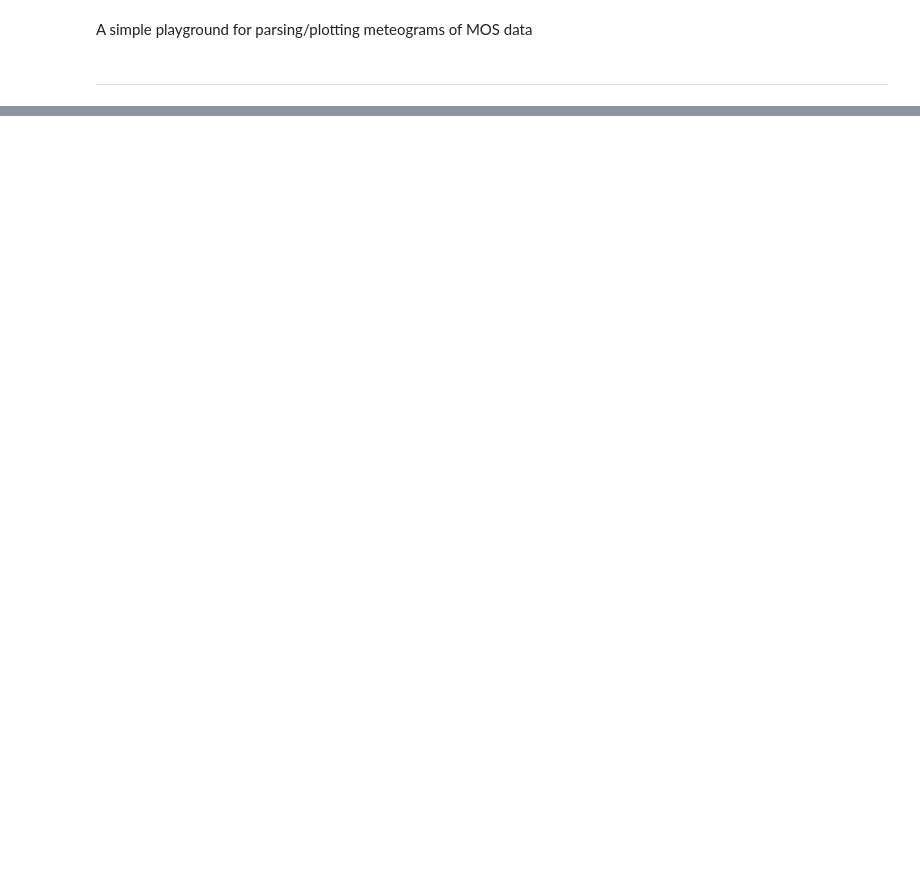
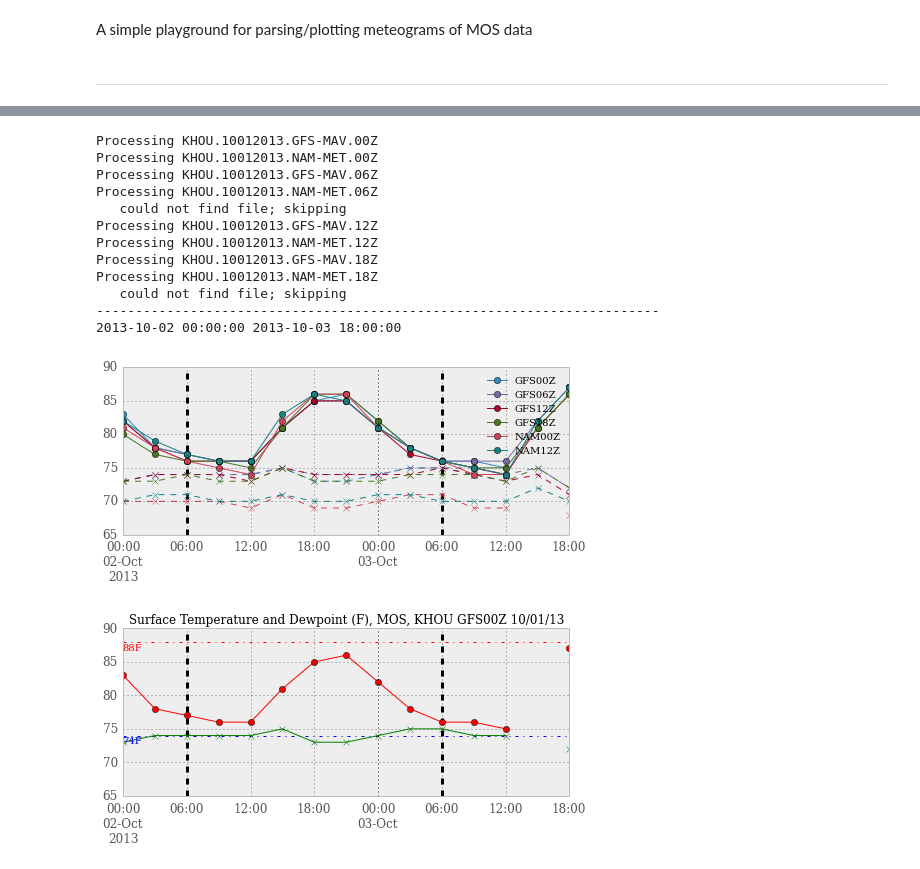
Before and after one commit to darothen/wxc, a Jupyter notebook: mosobs/mos_timeseries.ipynb, the cells around one changed output, grey strips where cells are left out. Saved outputs shown, nothing was run; the diff lists cells and outputs as text; code cells hidden in the pictures; blank space fills up the shorter version.

```diff
--- a/mosobs/mos_timeseries.ipynb
+++ b/mosobs/mos_timeseries.ipynb
@@ -63,7 +66,7 @@ def concatenate_MOS(station, forecast_date, gfs=True, nam=True):
     if nam: models.append("NAM")
 
     combos = itertools.product(hours, models)
-    all_mos = []
+    all_mos = {}
     for hour, model in combos:
         filename = mos_pattern % (station, md.month, md.day, md.year,
                                   full_model_name[model], hour)
@@ -77,7 +80,10 @@ def concatenate_MOS(station, forecast_date, gfs=True, nam=True):
         model_fcst_date = datetime(md.year, md.month, md.day, hour)
         with open(full_path, 'r') as f:
             proc_mos = process_MOS(f.readlines())
-        all_mos.append(proc_mos)
-        print model_fcst_date, proc_mos
 
-    return all_mos
+        fcst_name = "%s%02dZ" % (model, hour)
+        all_mos[fcst_name] = proc_mos
+
+    mos_panel = pd.Panel(all_mos)
+
+    return mos_panel, all_mos
@@ -109,0 +90,69 @@ len(all_mos)
+# %%
+STATION = "KHOU"
+forecast_date = datetime.strptime("2013-10-02", "%Y-%m-%d")
+model_date = forecast_date - timedelta(days=1)
+fcst_begin = forecast_date
+fcst_end = fcst_begin + timedelta(days=1, hours=18)
+
+mos_panel, all_mos = concatenate_MOS(STATION, forecast_date)
+print "--"*36
+
+print fcst_begin, fcst_end
+
+fig = figure(figsize=(8,3))
+ax = fig.add_subplot(111)
+cc = ax._get_lines.color_cycle
+
+## Plot temperatures and dewpoints
+for key, color in zip(mos_panel, cc):
+    raw_mos = all_mos[key]
+    maxmins = raw_mos.maxmins[forecast_date]
+
+    data = mos_panel[key].ix[fcst_begin:fcst_end]
+
+    ## Master panel
+    tp = data["TMP"].plot(ax=ax, style="o-", c=color, label=key)
+    dp = data["DPT"].plot(ax=ax, style="x--", c=color, label="_nolegend_")
+
+    ## Single panel
+    fig_solo = figure(figsize=(8,3))
+    ax_s = fig_solo.add_subplot(111)
+    tp_s = data["TMP"].plot(ax=ax_s, style="o-r")
+    dp_s = data["DPT"].plot(ax=ax_s, style="x-g")
+
+    ax_s.set_ylim(65, 90)
+    ax_s.vlines([fcst_begin + timedelta(hours=6),
+                 fcst_begin + timedelta(days=1, hours=6)], 65, 90,
+                linestyle='dashed', linewidth=3)
+    ax_s.hlines([maxmins['max'], maxmins['min']], fcst_begin, fcst_end,
+                linestyle='-.', colors=['r', 'b'])
+    ax_s.text(fcst_begin, maxmins['max']-1.2, "%2dF" % maxmins['max'], color='r')
+    ax_s.text(fcst_begin, maxmins['min']-1.2, "%2dF" % maxmins['min'], color='b')
+
+    ax_s.set_title("Surface Temperature and Dewpoint (F), MOS, %s %s %s" %
+                   (STATION, key, model_date.strftime("%m/%d/%y")))
+
+
+ax.legend(fontsize=10)
+ax.set_ylim(65, 90)
+
+## Add dividing lines
+ax.vlines([fcst_begin + timedelta(hours=6),
+           fcst_begin + timedelta(days=1, hours=6)], 65, 90,
+          linestyle='dashed', linewidth=3)
+show()
+# %% [output]
+Processing KHOU.10012013.GFS-MAV.00Z
+Processing KHOU.10012013.NAM-MET.00Z
+Processing KHOU.10012013.GFS-MAV.06Z
+Processing KHOU.10012013.NAM-MET.06Z
+   could not find file; skipping
+Processing KHOU.10012013.GFS-MAV.12Z
+Processing KHOU.10012013.NAM-MET.12Z
+Processing KHOU.10012013.GFS-MAV.18Z
+Processing KHOU.10012013.NAM-MET.18Z
+   could not find file; skipping
+------------------------------------------------------------------------
+2013-10-02 00:00:00 2013-10-03 18:00:00
+[figure, added]
+[figure, added]
```
Also changed, not shown: parts of 4 cells of this notebook.
